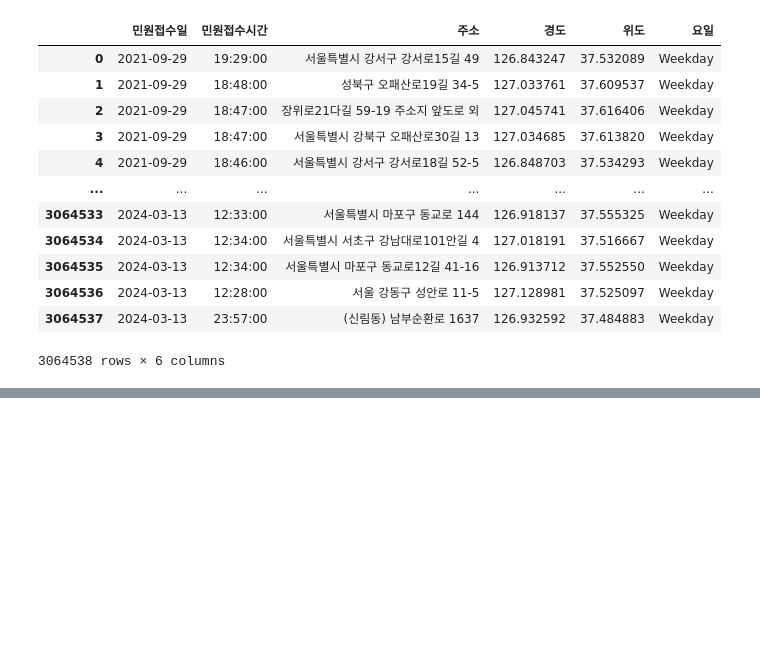
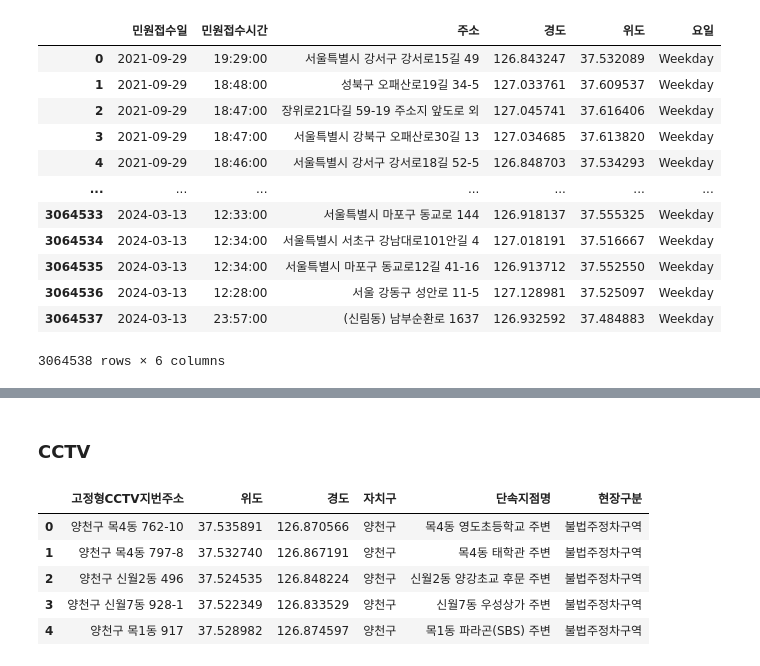
Before and after one commit to vxlmlxv/20251R0136COSE47101, a Jupyter notebook: cleaning.ipynb, the cells around one changed output, grey strips where cells are left out. Saved outputs shown, nothing was run; the diff lists cells and outputs as text; code cells hidden in the pictures; blank space fills up the shorter version.

Commit message:
mod: add cctv data cleaning in cleaning.ipynb

```diff
--- a/cleaning.ipynb
+++ b/cleaning.ipynb
@@ -662,3 +668,17 @@ See the caveats in the documentation: https://pandas.pydata.org/pandas-docs/stab
 | 4 | 강남구 논현동 168-0 | 1 | 192.0 | Y | N | N | 00:00:00 | 00:00:00 | 00:00:00 | 00:00:00 | 00:00:00 | ... |
 # %%
 df_parks_cleaned.to_csv('parks.csv', index=False, encoding='utf-8-sig')
+# %% [markdown]
+### CCTV
+# %%
+cctv_path = 'rawdata/서울시 불법주정차_전용차로 위반 단속 CCTV 위치정보.csv'
+df_cctv = pd.read_csv(cctv_path, encoding='cp949')
+# %%
+df_cctv.head()
+# %% [output]
+|  | 고정형CCTV지번주소 | 위도 | 경도 | 자치구 | 단속지점명 | 현장구분 |
+| 0 | 양천구 목4동 762-10 | 37.535891 | 126.870566 | 양천구 | 목4동 영도초등학교 주변 | 불법주정차구역 |
+| 1 | 양천구 목4동 797-8 | 37.532740 | 126.867191 | 양천구 | 목4동 태학관 주변 | 불법주정차구역 |
+| 2 | 양천구 신월2동 496 | 37.524535 | 126.848224 | 양천구 | 신월2동 양강초교 후문 주변 | 불법주정차구역 |
+| 3 | 양천구 신월7동 928-1 | 37.522349 | 126.833529 | 양천구 | 신월7동 우성상가 주변 | 불법주정차구역 |
+| 4 | 양천구 목1동 917 | 37.528982 | 126.874597 | 양천구 | 목1동 파라곤(SBS) 주변 | 불법주정차구역 |
```
Also changed, not shown: parts of 7 cells of this notebook, 2 other files.
